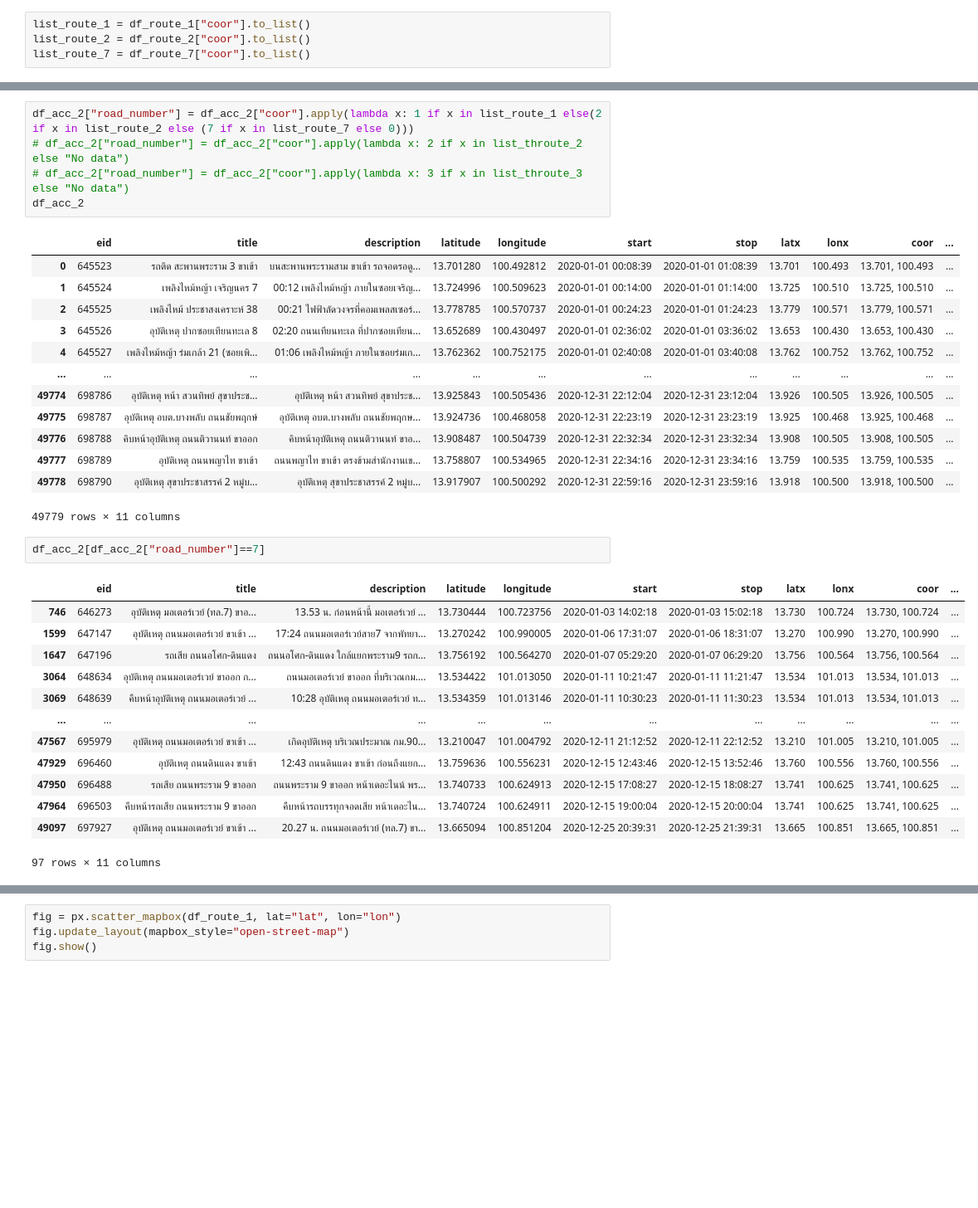
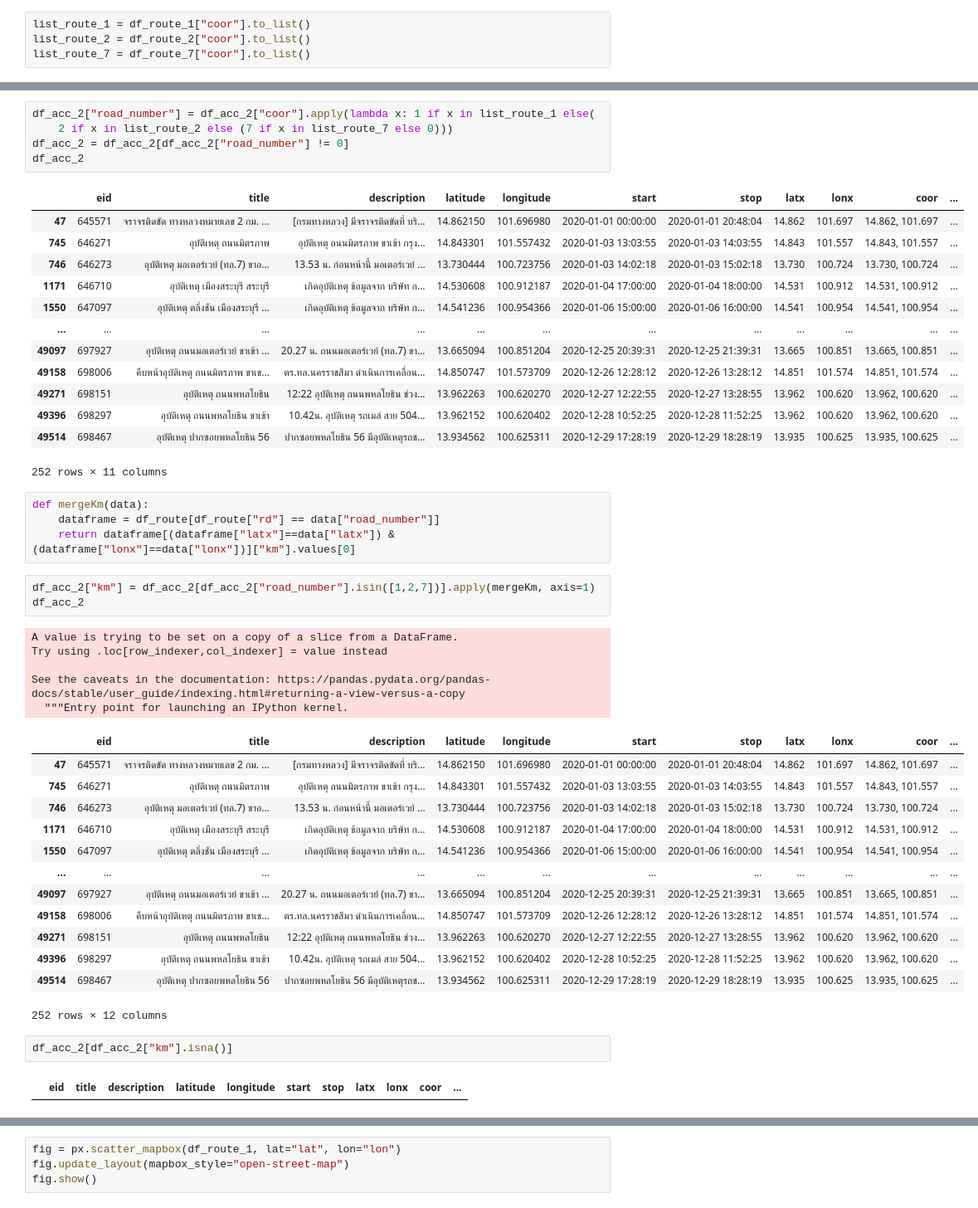
Before and after one commit to Traffic-anomaly-detection/traffic-anomaly-detection, a Jupyter notebook: CleansingData/AccidentWithRoadNo.ipynb, the cells around one changed output, grey strips where cells are left out. Shown at 83% size. Drawn from its saved outputs; the diff is of its cells as text; blank space fills up the shorter version.

Commit message:
Merge km with acc

```diff
--- a/CleansingData/AccidentWithRoadNo.ipynb
+++ b/CleansingData/AccidentWithRoadNo.ipynb
@@ -163,36 +147,50 @@ df_acc_1[df_acc_1["road_number"]==7]
 # %%
-df_acc_2["road_number"] = df_acc_2["coor"].apply(lambda x: 1 if x in list_route_1 else(2 if x in list_route_2 else (7 if x in list_route_7 else 0)))
-# df_acc_2["road_number"] = df_acc_2["coor"].apply(lambda x: 2 if x in list_throute_2 else "No data")
-# df_acc_2["road_number"] = df_acc_2["coor"].apply(lambda x: 3 if x in list_throute_3 else "No data")
+df_acc_2["road_number"] = df_acc_2["coor"].apply(lambda x: 1 if x in list_route_1 else(
+    2 if x in list_route_2 else (7 if x in list_route_7 else 0)))
+df_acc_2 = df_acc_2[df_acc_2["road_number"] != 0]
 df_acc_2
 # %% [output]
 |  | ﻿eid | title | description | latitude | longitude | start | stop | latx | lonx | coor | ... |
-| 0 | 645523 | รถติด สะพานพระราม 3 ขาเข้า | บนสะพานพระรามสาม ขาเข้า รถจอดรอดู... | 13.701280 | 100.492812 | 2020-01-01 00:08:39 | 2020-01-01 01:08:39 | 13.701 | 100.493 | 13.701, 100.493 | ... |
-| 1 | 645524 | เพลิงไหม้หญ้า เจริญนคร 7 | 00:12 เพลิงไหม้หญ้า ภายในซอยเจริญ... | 13.724996 | 100.509623 | 2020-01-01 00:14:00 | 2020-01-01 01:14:00 | 13.725 | 100.510 | 13.725, 100.510 | ... |
-| 2 | 645525 | เพลิงไหม้ ประชาสงเคราะห์ 38 | 00:21 ไฟฟ้าลัดวงจรที่คอมเพลสเซอร์... | 13.778785 | 100.570737 | 2020-01-01 00:24:23 | 2020-01-01 01:24:23 | 13.779 | 100.571 | 13.779, 100.571 | ... |
-| 3 | 645526 | อุบัติเหตุ ปากซอยเทียนทะเล 8 | 02:20 ถนนเทียนทะเล ที่ปากซอยเทียน... | 13.652689 | 100.430497 | 2020-01-01 02:36:02 | 2020-01-01 03:36:02 | 13.653 | 100.430 | 13.653, 100.430 | ... |
-| 4 | 645527 | เพลิงไหม้หญ้า ร่มเกล้า 21 (ซอยเพิ... | 01:06 เพลิงไหม้หญ้า ภายในซอยร่มเก... | 13.762362 | 100.752175 | 2020-01-01 02:40:08 | 2020-01-01 03:40:08 | 13.762 | 100.752 | 13.762, 100.752 | ... |
+| 47 | 645571 | จราจรติดขัด ทางหลวงหมายเลข 2 กม. ... | [กรมทางหลวง] มีจราจรติดขัดที่ บริ... | 14.862150 | 101.696980 | 2020-01-01 00:00:00 | 2020-01-01 20:48:04 | 14.862 | 101.697 | 14.862, 101.697 | ... |
+| 745 | 646271 | อุบัติเหตุ ถนนมิตรภาพ | อุบัติเหตุ ถนนมิตรภาพ ขาเข้า กรุง... | 14.843301 | 101.557432 | 2020-01-03 13:03:55 | 2020-01-03 14:03:55 | 14.843 | 101.557 | 14.843, 101.557 | ... |
+| 746 | 646273 | อุบัติเหตุ มอเตอร์เวย์ (ทล.7) ขาอ... | 13.53 น. ก่อนหน้านี้ มอเตอร์เวย์ ... | 13.730444 | 100.723756 | 2020-01-03 14:02:18 | 2020-01-03 15:02:18 | 13.730 | 100.724 | 13.730, 100.724 | ... |
+| 1171 | 646710 | อุบัติเหตุ เมืองสระบุรี สระบุรี | เกิดอุบัติเหตุ ข้อมูลจาก บริษัท ก... | 14.530608 | 100.912187 | 2020-01-04 17:00:00 | 2020-01-04 18:00:00 | 14.531 | 100.912 | 14.531, 100.912 | ... |
+| 1550 | 647097 | อุบัติเหตุ ตลิ่งชัน เมืองสระบุรี ... | เกิดอุบัติเหตุ ข้อมูลจาก บริษัท ก... | 14.541236 | 100.954366 | 2020-01-06 15:00:00 | 2020-01-06 16:00:00 | 14.541 | 100.954 | 14.541, 100.954 | ... |
 | ... | ... | ... | ... | ... | ... | ... | ... | ... | ... | ... | ... |
-| 49774 | 698786 | อุบัติเหตุ หน้า สวนทิพย์ สุขาประช... | อุบัติเหตุ หน้า สวนทิพย์ สุขาประช... | 13.925843 | 100.505436 | 2020-12-31 22:12:04 | 2020-12-31 23:12:04 | 13.926 | 100.505 | 13.926, 100.505 | ... |
-| 49775 | 698787 | อุบัติเหตุ อบต.บางพลับ ถนนชัยพฤกษ์ | อุบัติเหตุ อบต.บางพลับ ถนนชัยพฤกษ... | 13.924736 | 100.468058 | 2020-12-31 22:23:19 | 2020-12-31 23:23:19 | 13.925 | 100.468 | 13.925, 100.468 | ... |
-| 49776 | 698788 | คิบหน้าอุบัติเหตุ ถนนติวานนท์ ขาออก | คิบหน้าอุบัติเหตุ ถนนติวานนท์ ขาอ... | 13.908487 | 100.504739 | 2020-12-31 22:32:34 | 2020-12-31 23:32:34 | 13.908 | 100.505 | 13.908, 100.505 | ... |
-| 49777 | 698789 | อุบัติเหตุ ถนนพญาไท ขาเข้า | ถนนพญาไท ขาเข้า ตรงข้ามสำนักงานเข... | 13.758807 | 100.534965 | 2020-12-31 22:34:16 | 2020-12-31 23:34:16 | 13.759 | 100.535 | 13.759, 100.535 | ... |
-| 49778 | 698790 | อุบัติเหตุ สุขาประชาสรรค์ 2 หมู่บ... | อุบัติเหตุ สุขาประชาสรรค์ 2 หมู่บ... | 13.917907 | 100.500292 | 2020-12-31 22:59:16 | 2020-12-31 23:59:16 | 13.918 | 100.500 | 13.918, 100.500 | ... |
+| 49097 | 697927 | อุบัติเหตุ ถนนมอเตอร์เวย์ ขาเข้า ... | 20.27 น. ถนนมอเตอร์เวย์ (ทล.7) ขา... | 13.665094 | 100.851204 | 2020-12-25 20:39:31 | 2020-12-25 21:39:31 | 13.665 | 100.851 | 13.665, 100.851 | ... |
+| 49158 | 698006 | คืบหน้าอุบัติเหตุ ถนนมิตรภาพ ขาเข... | ตร.ทล.นครราชสีมา ดำเนินการเคลื่อน... | 14.850747 | 101.573709 | 2020-12-26 12:28:12 | 2020-12-26 13:28:12 | 14.851 | 101.574 | 14.851, 101.574 | ... |
+| 49271 | 698151 | อุบัติเหตุ ถนนพหลโยธิน | 12:22 อุบัติเหตุ ถนนพหลโยธิน ช่วง... | 13.962263 | 100.620270 | 2020-12-27 12:22:55 | 2020-12-27 13:28:55 | 13.962 | 100.620 | 13.962, 100.620 | ... |
+| 49396 | 698297 | อุบัติเหตุ ถนนพหลโยธิน ขาเข้า | 10.42น. อุบัติเหตุ รถเมล์ สาย 504... | 13.962152 | 100.620402 | 2020-12-28 10:52:25 | 2020-12-28 11:52:25 | 13.962 | 100.620 | 13.962, 100.620 | ... |
+| 49514 | 698467 | อุบัติเหตุ ปากซอยพหลโยธิน 56 | ปากซอยพหลโยธิน 56 มีอุบัติเหตุรถช... | 13.934562 | 100.625311 | 2020-12-29 17:28:19 | 2020-12-29 18:28:19 | 13.935 | 100.625 | 13.935, 100.625 | ... |
-49779 rows × 11 columns
+252 rows × 11 columns
+# %%
+def mergeKm(data):
+    dataframe = df_route[df_route["rd"] == data["road_number"]]
+    return dataframe[(dataframe["latx"]==data["latx"]) & (dataframe["lonx"]==data["lonx"])]["km"].values[0]
+# %%
+df_acc_2["km"] = df_acc_2[df_acc_2["road_number"].isin([1,2,7])].apply(mergeKm, axis=1)
+df_acc_2
+# %% [output]
+A value is trying to be set on a copy of a slice from a DataFrame.
+Try using .loc[row_indexer,col_indexer] = value instead
+
+See the caveats in the documentation: https://pandas.pydata.org/pandas-docs/stable/user_guide/indexing.html#returning-a-view-versus-a-copy
+  """Entry point for launching an IPython kernel.
+|  | ﻿eid | title | description | latitude | longitude | start | stop | latx | lonx | coor | ... |
+| 47 | 645571 | จราจรติดขัด ทางหลวงหมายเลข 2 กม. ... | [กรมทางหลวง] มีจราจรติดขัดที่ บริ... | 14.862150 | 101.696980 | 2020-01-01 00:00:00 | 2020-01-01 20:48:04 | 14.862 | 101.697 | 14.862, 101.697 | ... |
+| 745 | 646271 | อุบัติเหตุ ถนนมิตรภาพ | อุบัติเหตุ ถนนมิตรภาพ ขาเข้า กรุง... | 14.843301 | 101.557432 | 2020-01-03 13:03:55 | 2020-01-03 14:03:55 | 14.843 | 101.557 | 14.843, 101.557 | ... |
+| 746 | 646273 | อุบัติเหตุ มอเตอร์เวย์ (ทล.7) ขาอ... | 13.53 น. ก่อนหน้านี้ มอเตอร์เวย์ ... | 13.730444 | 100.723756 | 2020-01-03 14:02:18 | 2020-01-03 15:02:18 | 13.730 | 100.724 | 13.730, 100.724 | ... |
+| 1171 | 646710 | อุบัติเหตุ เมืองสระบุรี สระบุรี | เกิดอุบัติเหตุ ข้อมูลจาก บริษัท ก... | 14.530608 | 100.912187 | 2020-01-04 17:00:00 | 2020-01-04 18:00:00 | 14.531 | 100.912 | 14.531, 100.912 | ... |
+| 1550 | 647097 | อุบัติเหตุ ตลิ่งชัน เมืองสระบุรี ... | เกิดอุบัติเหตุ ข้อมูลจาก บริษัท ก... | 14.541236 | 100.954366 | 2020-01-06 15:00:00 | 2020-01-06 16:00:00 | 14.541 | 100.954 | 14.541, 100.954 | ... |
+| ... | ... | ... | ... | ... | ... | ... | ... | ... | ... | ... | ... |
+| 49097 | 697927 | อุบัติเหตุ ถนนมอเตอร์เวย์ ขาเข้า ... | 20.27 น. ถนนมอเตอร์เวย์ (ทล.7) ขา... | 13.665094 | 100.851204 | 2020-12-25 20:39:31 | 2020-12-25 21:39:31 | 13.665 | 100.851 | 13.665, 100.851 | ... |
+| 49158 | 698006 | คืบหน้าอุบัติเหตุ ถนนมิตรภาพ ขาเข... | ตร.ทล.นครราชสีมา ดำเนินการเคลื่อน... | 14.850747 | 101.573709 | 2020-12-26 12:28:12 | 2020-12-26 13:28:12 | 14.851 | 101.574 | 14.851, 101.574 | ... |
+| 49271 | 698151 | อุบัติเหตุ ถนนพหลโยธิน | 12:22 อุบัติเหตุ ถนนพหลโยธิน ช่วง... | 13.962263 | 100.620270 | 2020-12-27 12:22:55 | 2020-12-27 13:28:55 | 13.962 | 100.620 | 13.962, 100.620 | ... |
+| 49396 | 698297 | อุบัติเหตุ ถนนพหลโยธิน ขาเข้า | 10.42น. อุบัติเหตุ รถเมล์ สาย 504... | 13.962152 | 100.620402 | 2020-12-28 10:52:25 | 2020-12-28 11:52:25 | 13.962 | 100.620 | 13.962, 100.620 | ... |
+| 49514 | 698467 | อุบัติเหตุ ปากซอยพหลโยธิน 56 | ปากซอยพหลโยธิน 56 มีอุบัติเหตุรถช... | 13.934562 | 100.625311 | 2020-12-29 17:28:19 | 2020-12-29 18:28:19 | 13.935 | 100.625 | 13.935, 100.625 | ... |
+252 rows × 12 columns
 # %%
-df_acc_2[df_acc_2["road_number"]==7]
+df_acc_2[df_acc_2["km"].isna()]
 # %% [output]
 |  | ﻿eid | title | description | latitude | longitude | start | stop | latx | lonx | coor | ... |
-| 746 | 646273 | อุบัติเหตุ มอเตอร์เวย์ (ทล.7) ขาอ... | 13.53 น. ก่อนหน้านี้ มอเตอร์เวย์ ... | 13.730444 | 100.723756 | 2020-01-03 14:02:18 | 2020-01-03 15:02:18 | 13.730 | 100.724 | 13.730, 100.724 | ... |
-| 1599 | 647147 | อุบัติเหตุ ถนนมอเตอร์เวย์ ขาเข้า ... | 17:24 ถนนมอเตอร์เวย์สาย7 จากพัทยา... | 13.270242 | 100.990005 | 2020-01-06 17:31:07 | 2020-01-06 18:31:07 | 13.270 | 100.990 | 13.270, 100.990 | ... |
-| 1647 | 647196 | รถเสีย ถนนอโศก-ดินแดง | ถนนอโศก-ดินแดง ใกล้แยกพระราม9 รถก... | 13.756192 | 100.564270 | 2020-01-07 05:29:20 | 2020-01-07 06:29:20 | 13.756 | 100.564 | 13.756, 100.564 | ... |
-| 3064 | 648634 | อุบัติเหตุ ถนนมอเตอร์เวย์ ขาออก ก... | ถนนมอเตอร์เวย์ ขาออก ที่บริเวณกม.... | 13.534422 | 101.013050 | 2020-01-11 10:21:47 | 2020-01-11 11:21:47 | 13.534 | 101.013 | 13.534, 101.013 | ... |
-| 3069 | 648639 | คืบหน้าอุบัติเหตุ ถนนมอเตอร์เวย์ ... | 10:28 อุบัติเหตุ ถนนมอเตอร์เวย์ ท... | 13.534359 | 101.013146 | 2020-01-11 10:30:23 | 2020-01-11 11:30:23 | 13.534 | 101.013 | 13.534, 101.013 | ... |
-| ... | ... | ... | ... | ... | ... | ... | ... | ... | ... | ... | ... |
-| 47567 | 695979 | อุบัติเหตุ ถนนมอเตอร์เวย์ ขาเข้า ... | เกิดอุบัติเหตุ บริเวณประมาณ กม.90... | 13.210047 | 101.004792 | 2020-12-11 21:12:52 | 2020-12-11 22:12:52 | 13.210 | 101.005 | 13.210, 101.005 | ... |
-| 47929 | 696460 | อุบัติเหตุ ถนนดินแดง ขาเข้า | 12:43 ถนนดินแดง ขาเข้า ก่อนถึงแยก... | 13.759636 | 100.556231 | 2020-12-15 12:43:46 | 2020-12-15 13:52:46 | 13.760 | 100.556 | 13.760, 100.556 | ... |
-| 47950 | 696488 | รถเสีย ถนนพระราม 9 ขาออก | ถนนพระราม 9 ขาออก หน้าเดอะไนน์ พร... | 13.740733 | 100.624913 | 2020-12-15 17:08:27 | 2020-12-15 18:08:27 | 13.741 | 100.625 | 13.741, 100.625 | ... |
-| 47964 | 696503 | คืบหน้ารถเสีย ถนนพระราม 9 ขาออก | คืบหน้ารถบรรทุกจอดเสีย หน้าเดอะไน... | 13.740724 | 100.624911 | 2020-12-15 19:00:04 | 2020-12-15 20:00:04 | 13.741 | 100.625 | 13.741, 100.625 | ... |
-| 49097 | 697927 | อุบัติเหตุ ถนนมอเตอร์เวย์ ขาเข้า ... | 20.27 น. ถนนมอเตอร์เวย์ (ทล.7) ขา... | 13.665094 | 100.851204 | 2020-12-25 20:39:31 | 2020-12-25 21:39:31 | 13.665 | 100.851 | 13.665, 100.851 | ... |
-97 rows × 11 columns
 # %%
```
Also changed, not shown: parts of 3 cells of this notebook.
